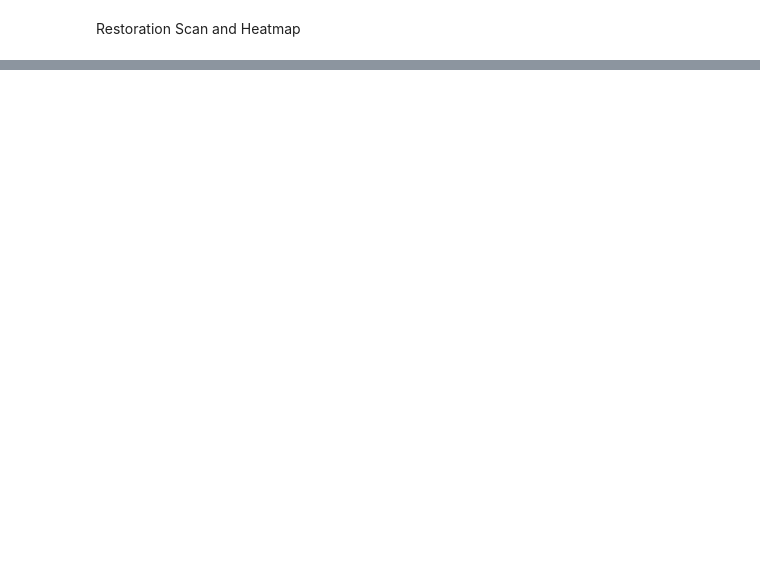
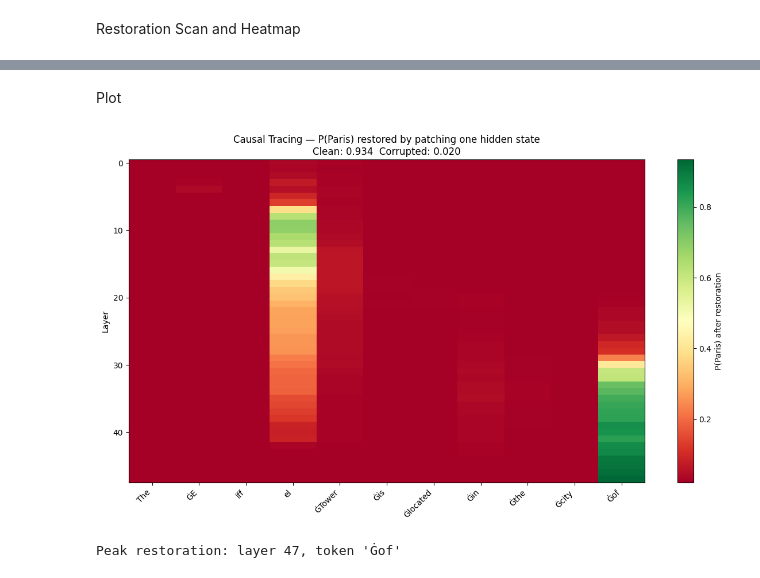
Before and after one commit to Bukunmi2108/ml-journey, a Jupyter notebook: research/p3/causal_trace.ipynb, the cells around one changed output, grey strips where cells are left out. Saved outputs shown, nothing was run; the diff lists cells and outputs as text; code cells hidden in the pictures; blank space fills up the shorter version.

Commit message:
complete causal trace

```diff
--- a/research/p3/causal_trace.ipynb
+++ b/research/p3/causal_trace.ipynb
@@ -219,0 +229,23 @@ for layer_idx in range(n_layers):
+# %% [markdown]
+Plot
+# %%
+fig, ax = plt.subplots(figsize=(12, 7))
+im = ax.imshow(scores.cpu().numpy(), aspect='auto', cmap='RdYlGn',
+               vmin=corrupt_probs, vmax=clean_probs)
+ax.set_xticks(range(seq_len))
+ax.set_xticklabels(token_labels, rotation=45, ha='right')
+ax.set_ylabel("Layer")
+ax.set_title(f'Causal Tracing — P(Paris) restored by patching one hidden state\n'
+             f'Clean: {clean_probs:.3f}  Corrupted: {corrupt_probs:.3f}')
+plt.colorbar(im, label="P(Paris) after restoration")
+plt.tight_layout()
+
+os.makedirs("results", exist_ok=True)
+plt.savefig("results/trace_heatmap.png", dpi=150)
+plt.show()
+
+peak_layer, peak_tok = divmod(scores.argmax().item(), seq_len)
+print(f"\nPeak restoration: layer {peak_layer}, token '{token_labels[peak_tok]}'")
+# %% [output]
+[figure, added]
+Peak restoration: layer 47, token 'Ġof'
```
Also changed, not shown: parts of 8 cells of this notebook.
